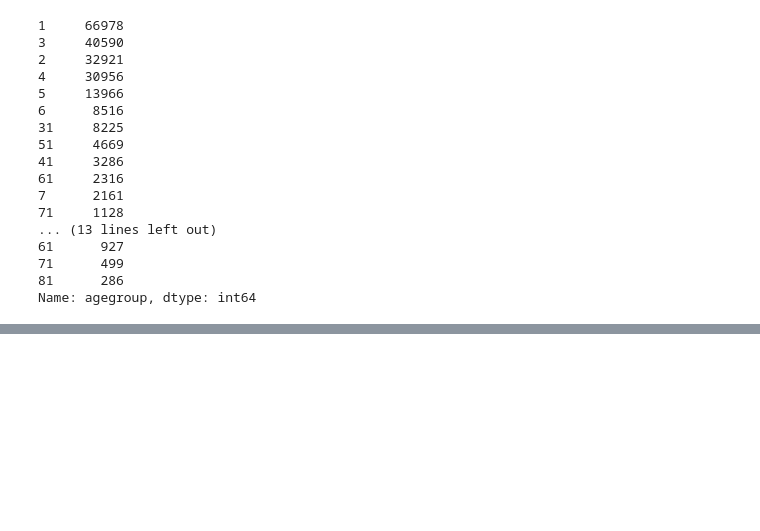
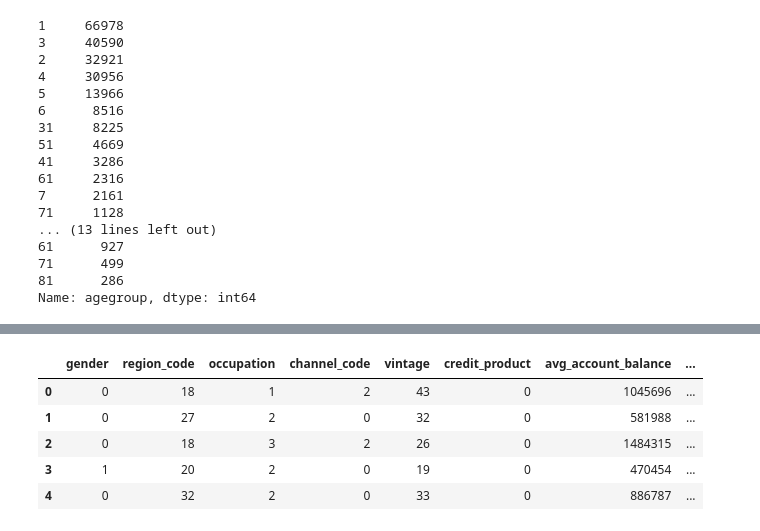
Before and after one commit to LynnNjoroge/Credit-Card-Lead-Prediction, a Jupyter notebook: Credit_Card_Lead_Prediction.ipynb, the cells around one changed output, grey strips where cells are left out. Cells and saved outputs as stored; diff of their text form; code cells hidden in the pictures; blank space fills up the shorter version.

```diff
--- a/Credit_Card_Lead_Prediction.ipynb
+++ b/Credit_Card_Lead_Prediction.ipynb
@@ -582,5 +554,5 @@ print(test_clean['agegroup'].value_counts())
 Name: agegroup, dtype: int64
 # %%
 # let us drop the age column cause we have age groups now
-df_copy.drop(['age'],axis=1,inplace=True)
-test_copy.drop(['age'],axis=1,inplace=True)
+df_clean.drop(['age'],axis=1,inplace=True)
+test_clean.drop(['age'],axis=1,inplace=True)
@@ -586,0 +583,16 @@ test_copy.drop(['age'],axis=1,inplace=True)
+# %%
+#it's time to transform all variables into numeric ones.
+#because machine learning models generally take numeric input
+#Label Encoding
+final_train = df_clean.copy(deep=True)
+label_encode=LabelEncoder()
+columns1=['gender', 'is_active','occupation', 'channel_code','credit_product','region_code']
+final_train[columns1]=final_train[columns1].apply(label_encode.fit_transform)
+final_train.head()
+# %% [output]
+|  | gender | region_code | occupation | channel_code | vintage | credit_product | avg_account_balance | ... |
+| 0 | 0 | 18 | 1 | 2 | 43 | 0 | 1045696 | ... |
+| 1 | 0 | 27 | 2 | 0 | 32 | 0 | 581988 | ... |
+| 2 | 0 | 18 | 3 | 2 | 26 | 0 | 1484315 | ... |
+| 3 | 1 | 20 | 2 | 0 | 19 | 0 | 470454 | ... |
+| 4 | 0 | 32 | 2 | 0 | 33 | 0 | 886787 | ... |
```
Also changed, not shown: parts of 48 cells of this notebook.
